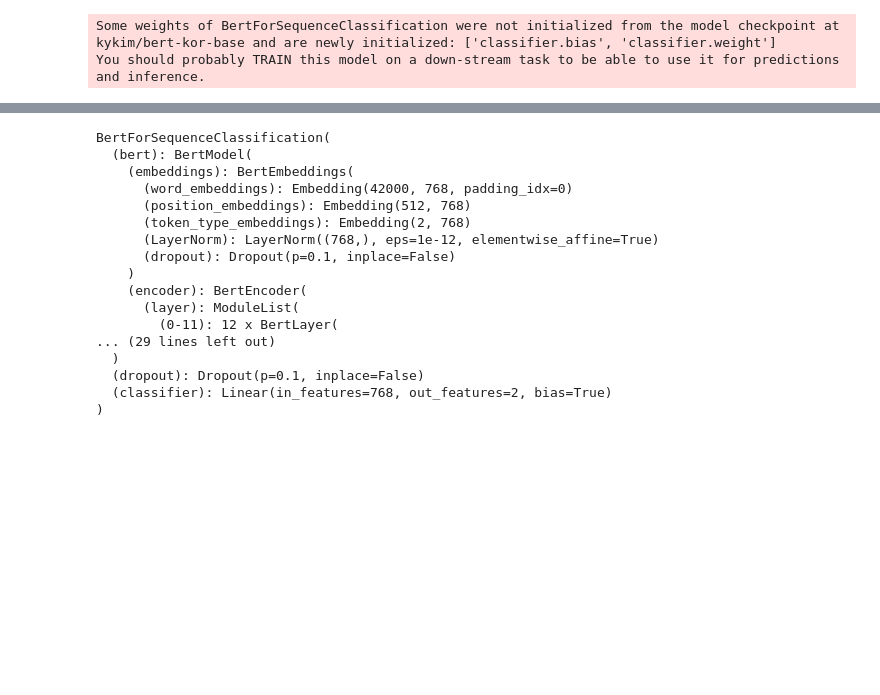
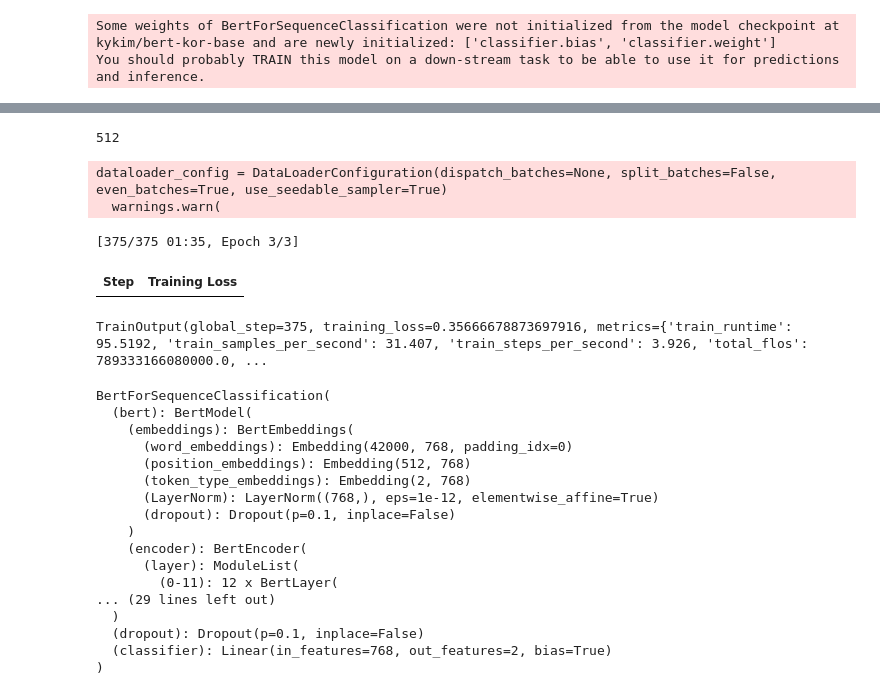
Before and after one commit to rickiepark/hm-dl, a Jupyter notebook: 03-1.ipynb, the cells around one changed output, grey strips where cells are left out. Saved outputs shown, nothing was run; the diff lists cells and outputs as text; code cells hidden in the pictures; blank space fills up the shorter version.

```diff
--- a/03-1.ipynb
+++ b/03-1.ipynb
@@ -431,5 +431,5 @@ Successfully installed datasets-2.18.0 dill-0.3.8 multiprocess-0.70.16 xxhash-3.
 # %%
 from datasets import load_dataset
 
-dataset = load_dataset("nsmc")
+nsmc = load_dataset("nsmc")
 # %% [output]
@@ -481,0 +481,3 @@ print(len(prep_data['attention_mask']), sum(prep_data['attention_mask']))
+# %%
+def tokenize(batch):
+    return bert_kor_tokenizer(batch['document'], padding='max_length', truncation=True)
@@ -482,3 +489,8 @@ print(len(prep_data['attention_mask']), sum(prep_data['attention_mask']))
+# %%
+nsmc_tokenized = nsmc.map(tokenize, batched=True, batch_size=32)
+# %%
+nsmc_train = nsmc_tokenized["train"].shuffle(seed=42).select(range(1000))
+nsmc_test = nsmc_tokenized["test"].shuffle(seed=42).select(range(1000))
 # %%
 from transformers import AutoModelForSequenceClassification
 
@@ -489,3 +521,20 @@ You should probably TRAIN this model on a down-stream task to be able to use it
+# %%
+len(nsmc_tokenized['train'][0]['input_ids'])
+# %% [output]
+512
+# %%
+from transformers import TrainingArguments, Trainer
+
+trainer = Trainer(model=bert_kor,
+                  train_dataset=nsmc_train,
+                  eval_dataset=nsmc_test)
+trainer.train()
+# %% [output]
+dataloader_config = DataLoaderConfiguration(dispatch_batches=None, split_batches=False, even_batches=True, use_seedable_sampler=True)
+  warnings.warn(
+[375/375 01:35, Epoch 3/3]
+| Step | Training Loss |
+TrainOutput(global_step=375, training_loss=0.35666678873697916, metrics={'train_runtime': 95.5192, 'train_samples_per_second': 31.407, 'train_steps_per_second': 3.926, 'total_flos': 789333166080000.0, ...
 # %%
 bert_kor
 # %% [output]
```
Also changed, not shown: parts of 13 cells of this notebook.
